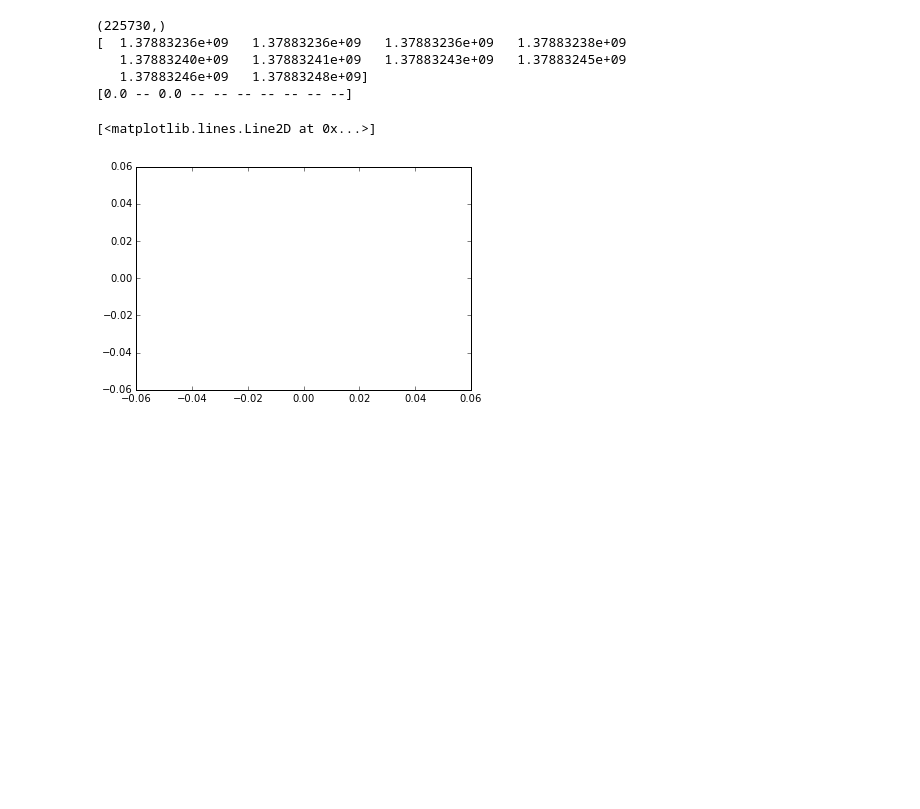
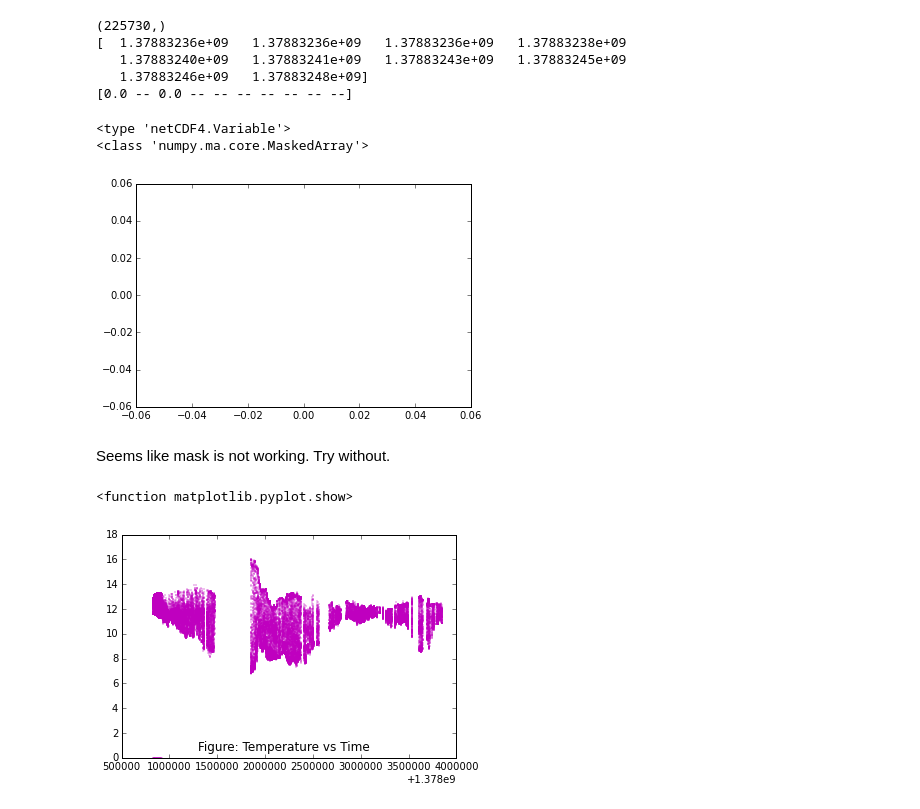
Before and after one commit to duncombe-noaa/system-test, a Jupyter notebook: Theme_4_Glider_Data_Visualization/Glider_Data/Glider_Data_Read.ipynb, the cells around one changed output. Saved outputs shown, nothing was run; the diff lists cells and outputs as text; code cells hidden in the pictures; blank space fills up the shorter version.

```diff
--- a/Theme_4_Glider_Data_Visualization/Glider_Data/Glider_Data_Read.ipynb
+++ b/Theme_4_Glider_Data_Visualization/Glider_Data/Glider_Data_Read.ipynb
@@ -109,6 +108,24 @@ print T[0:10]
 x=temp[~temp.mask]
 y=time[~temp.mask]
 plt.plot(y,x)
+
+print type(temp)
+print type(x)
 # %% [output]
-[<matplotlib.lines.Line2D at 0x...>]
+<type 'netCDF4.Variable'>
+<class 'numpy.ma.core.MaskedArray'>
 [figure]
+# %% [markdown]
+Seems like mask is not working. Try without.
+# %%
+x=temp[:]
+y=time[:]
+fig=plt.figure()
+desc='Figure: Temperature vs Time'
+plt.figtext(0.5,0.15,desc,fontsize=12,ha='center')
+
+plt.plot(y,x, marker=r'.', color='m', markersize=1, clip_on=False, linewidth=0)
+plt.show
+# %% [output]
+<function matplotlib.pyplot.show>
+[figure, added]
```
Also changed, not shown: parts of 13 cells of this notebook, 2 other files.
